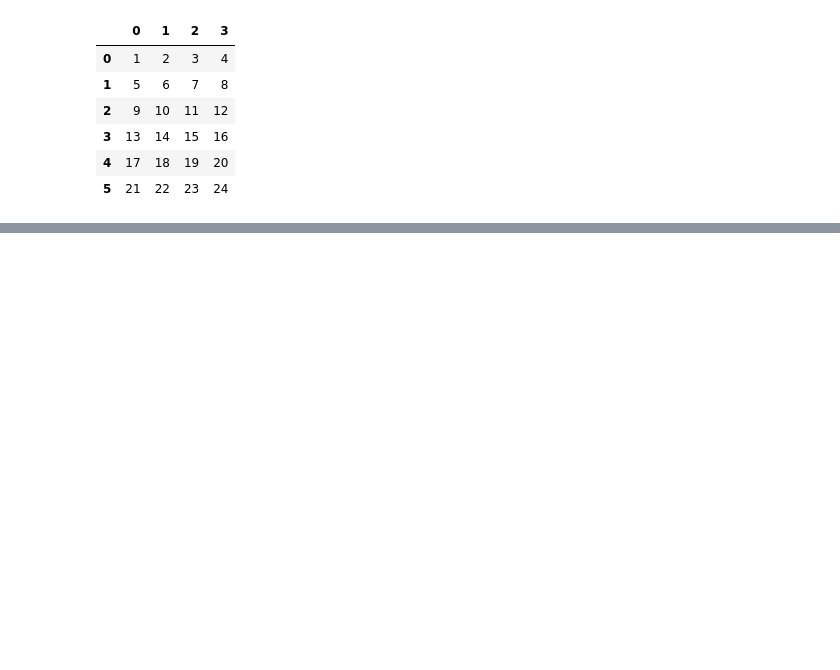
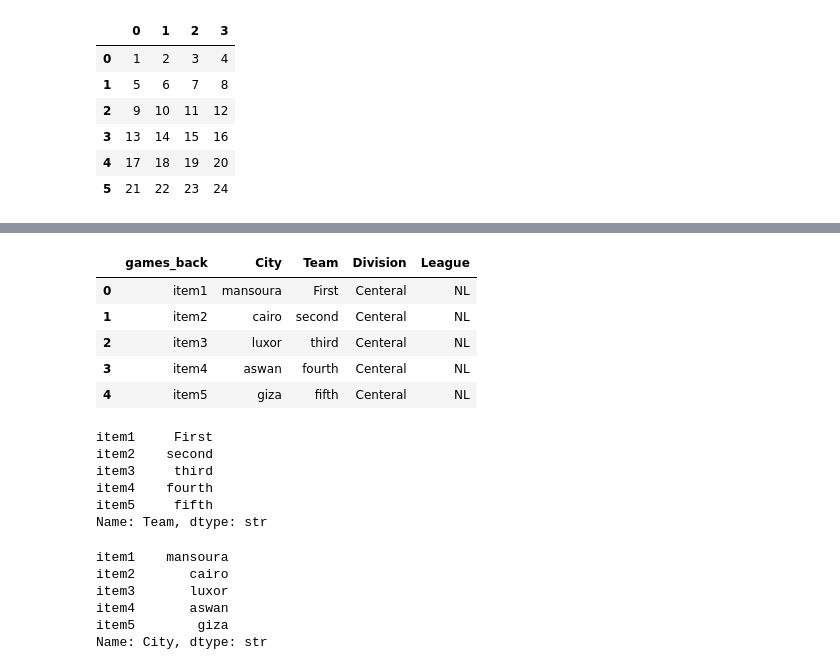
Before and after one commit to mohamedeld/Exploratory-Data-Analysis-using-Python, a Jupyter notebook: Untitled.ipynb, the cells around one changed output, grey strips where cells are left out. Drawn from its saved outputs; the diff is of its cells as text; code cells hidden in the pictures; blank space fills up the shorter version.

```diff
--- a/Untitled.ipynb
+++ b/Untitled.ipynb
@@ -485,0 +633,9 @@ xdf
+# %%
+basket_df.reset_index().rename(columns={'index':'games_back'})
+# %% [output]
+|  | games_back | City | Team | Division | League |
+| 0 | item1 | mansoura | First | Centeral | NL |
+| 1 | item2 | cairo | second | Centeral | NL |
+| 2 | item3 | luxor | third | Centeral | NL |
+| 3 | item4 | aswan | fourth | Centeral | NL |
+| 4 | item5 | giza | fifth | Centeral | NL |
@@ -485,0 +646,18 @@ xdf
+# %%
+basket_df.Team
+# %% [output]
+item1     First
+item2    second
+item3     third
+item4    fourth
+item5     fifth
+Name: Team, dtype: str
+# %%
+basket_df.loc[:,'City']
+# %% [output]
+item1    mansoura
+item2       cairo
+item3       luxor
+item4       aswan
+item5        giza
+Name: City, dtype: str
```
Also changed, not shown: parts of 24 cells of this notebook.
